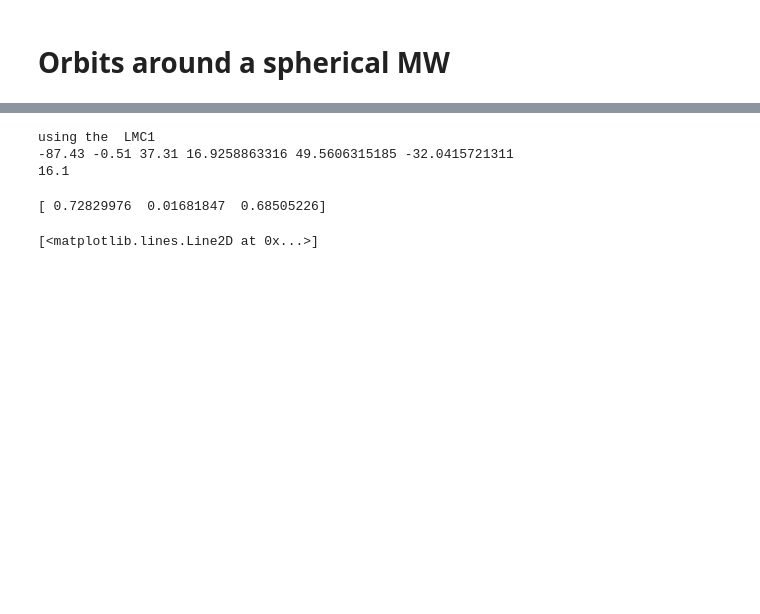
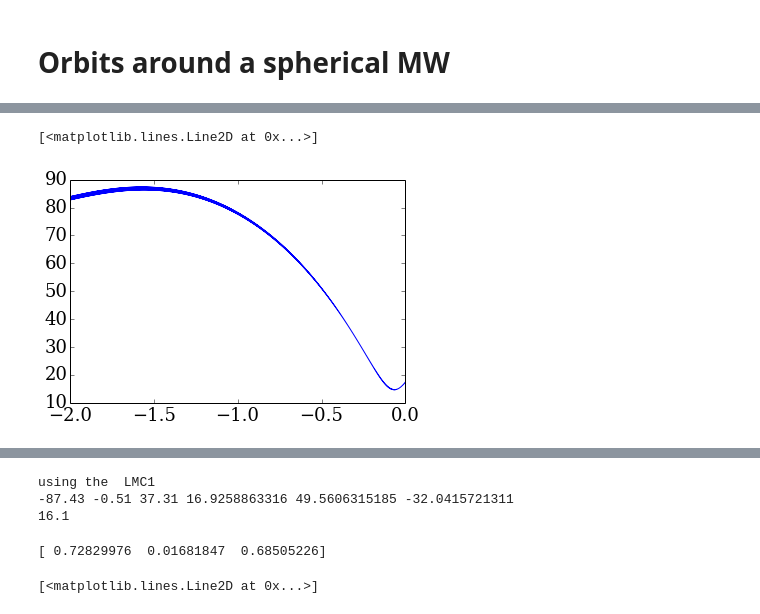
Before and after one commit to jngaravitoc/test_orbits, a Jupyter notebook: exploratory_code/orbits_MW.ipynb, the cells around one changed output, grey strips where cells are left out. Drawn from its saved outputs; the diff is of its cells as text; code cells hidden in the pictures; blank space fills up the shorter version.

```diff
--- a/exploratory_code/orbits_MW.ipynb
+++ b/exploratory_code/orbits_MW.ipynb
@@ -239,0 +409,5 @@ TypeError: acc_sat() takes from 8 to 9 positional arguments but 12 were given
+# %%
+plot(t, (posSag_G[:,0]**2.0 + posSag_G[:,1]**2.0 + posSag_G[:,2]**2.0)**0.5)
+# %% [output]
+[<matplotlib.lines.Line2D at 0x...>]
+[figure, added]
```
Also changed, not shown: parts of 28 cells of this notebook.
